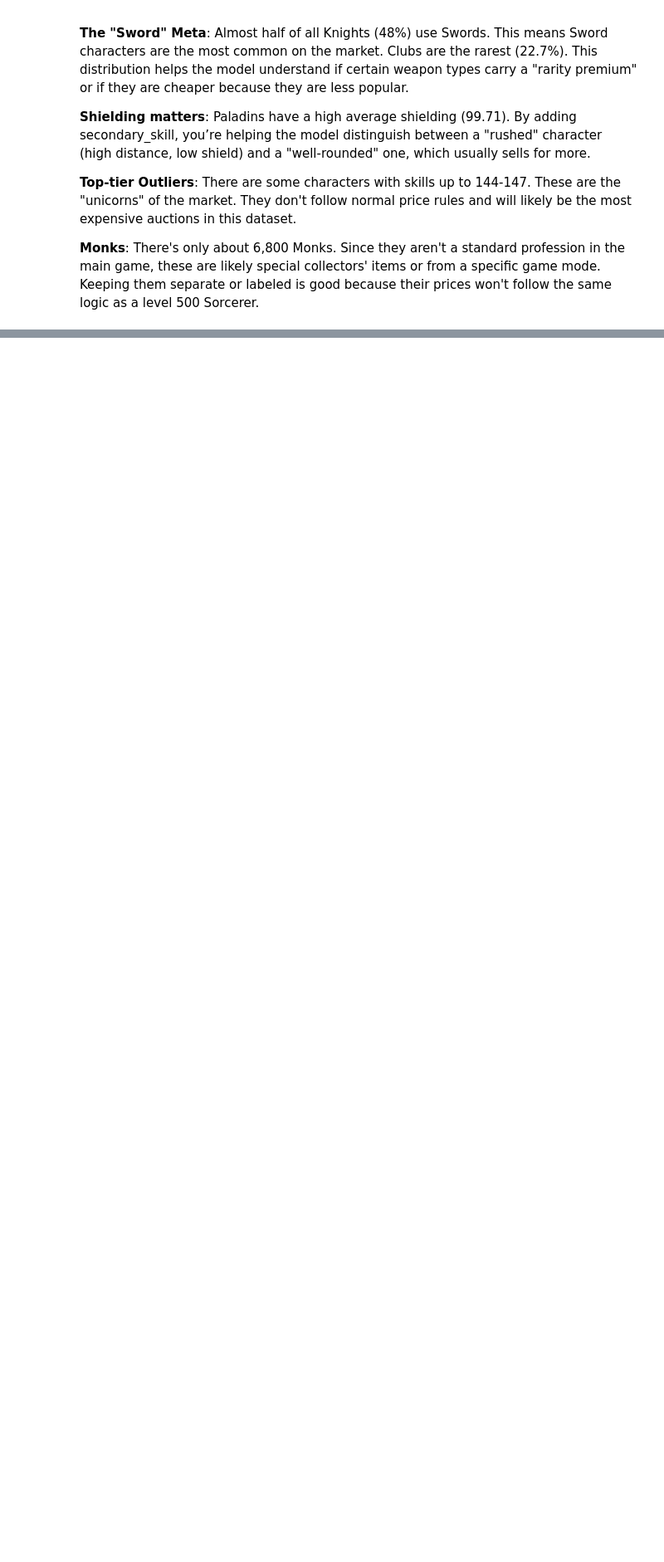
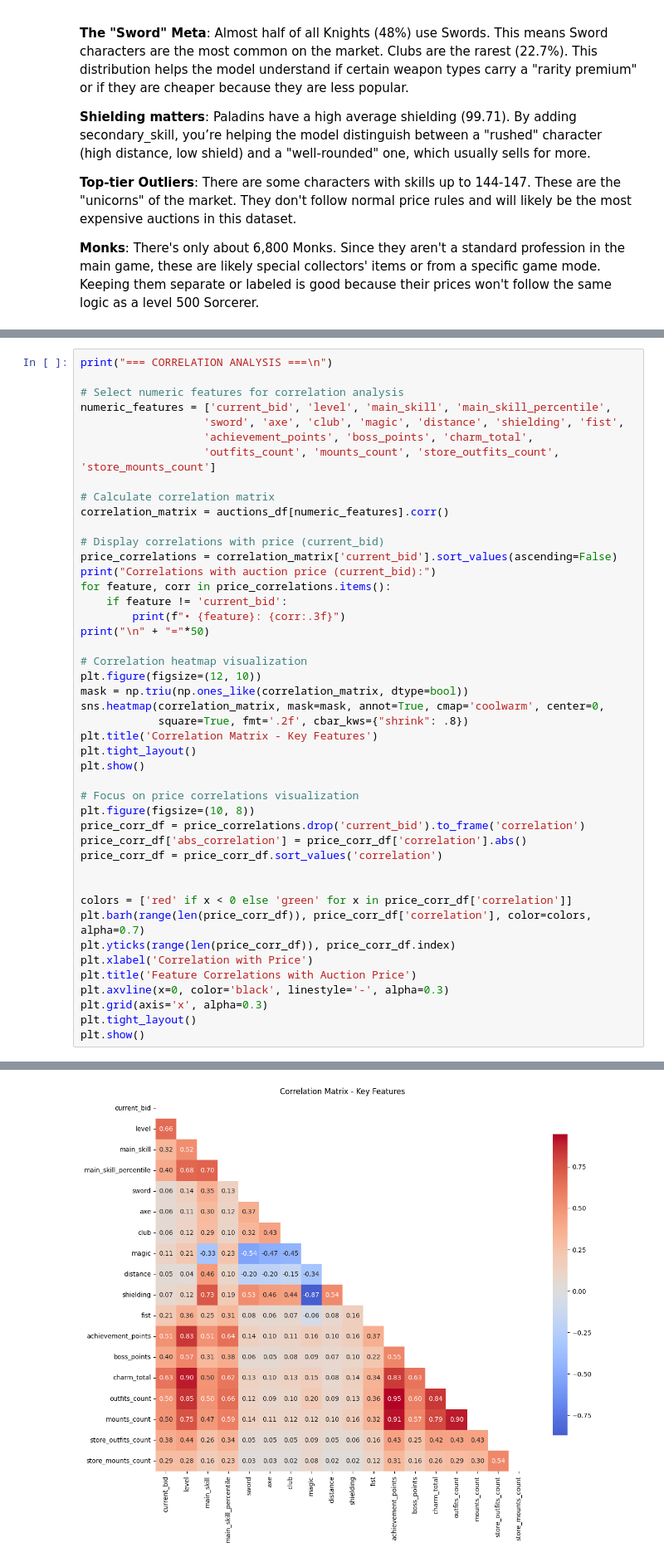
Before and after one commit to martynaottoni/tibia-auctions-analysis, a Jupyter notebook: notebooks/price_analysis_modeling.ipynb, the cells around one changed output, grey strips where cells are left out. Shown at 83% size. Cells and saved outputs as stored; diff of their text form; blank space fills up the shorter version.

Commit message:
Added correlation analysis.

```diff
--- a/notebooks/price_analysis_modeling.ipynb
+++ b/notebooks/price_analysis_modeling.ipynb
@@ -250,0 +253,46 @@ Max:     122.03
+# %%
+print("=== CORRELATION ANALYSIS ===\n")
+
+# Select numeric features for correlation analysis
+numeric_features = ['current_bid', 'level', 'main_skill', 'main_skill_percentile',
+                   'sword', 'axe', 'club', 'magic', 'distance', 'shielding', 'fist',
+                   'achievement_points', 'boss_points', 'charm_total',
+                   'outfits_count', 'mounts_count', 'store_outfits_count', 'store_mounts_count']
+
+# Calculate correlation matrix
+correlation_matrix = auctions_df[numeric_features].corr()
+
+# Display correlations with price (current_bid)
+price_correlations = correlation_matrix['current_bid'].sort_values(ascending=False)
+print("Correlations with auction price (current_bid):")
+for feature, corr in price_correlations.items():
+    if feature != 'current_bid':
+        print(f"• {feature}: {corr:.3f}")
+print("\n" + "="*50)
+
+# Correlation heatmap visualization
+plt.figure(figsize=(12, 10))
+mask = np.triu(np.ones_like(correlation_matrix, dtype=bool))
+sns.heatmap(correlation_matrix, mask=mask, annot=True, cmap='coolwarm', center=0,
+            square=True, fmt='.2f', cbar_kws={"shrink": .8})
+plt.title('Correlation Matrix - Key Features')
+plt.tight_layout()
+plt.show()
+
+# Focus on price correlations visualization
+plt.figure(figsize=(10, 8))
+price_corr_df = price_correlations.drop('current_bid').to_frame('correlation')
+price_corr_df['abs_correlation'] = price_corr_df['correlation'].abs()
+price_corr_df = price_corr_df.sort_values('correlation')
+
+
+colors = ['red' if x < 0 else 'green' for x in price_corr_df['correlation']]
+plt.barh(range(len(price_corr_df)), price_corr_df['correlation'], color=colors, alpha=0.7)
+plt.yticks(range(len(price_corr_df)), price_corr_df.index)
+plt.xlabel('Correlation with Price')
+plt.title('Feature Correlations with Auction Price')
+plt.axvline(x=0, color='black', linestyle='-', alpha=0.3)
+plt.grid(axis='x', alpha=0.3)
+plt.tight_layout()
+plt.show()
+# %% [output]
@@ -250,0 +316 @@ Max:     122.03
+[figure, added]
```
Also changed, not shown: parts of 3 cells of this notebook, 2 other files.
